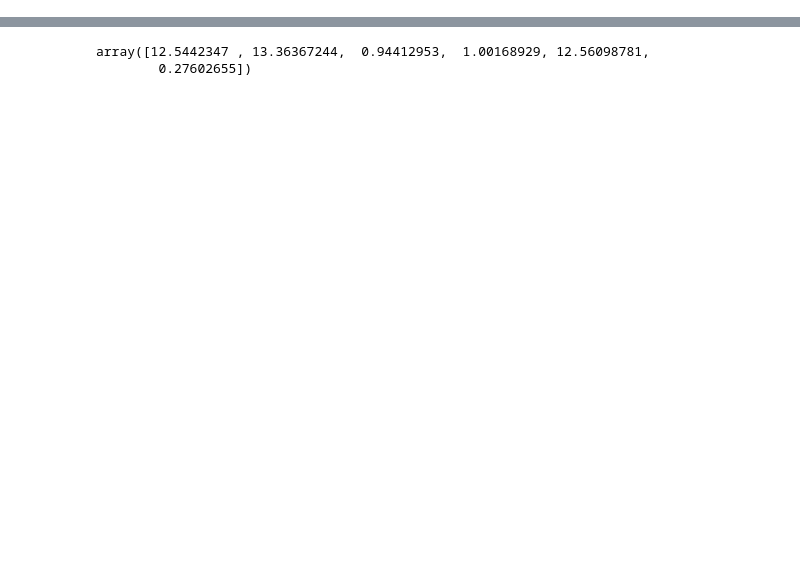
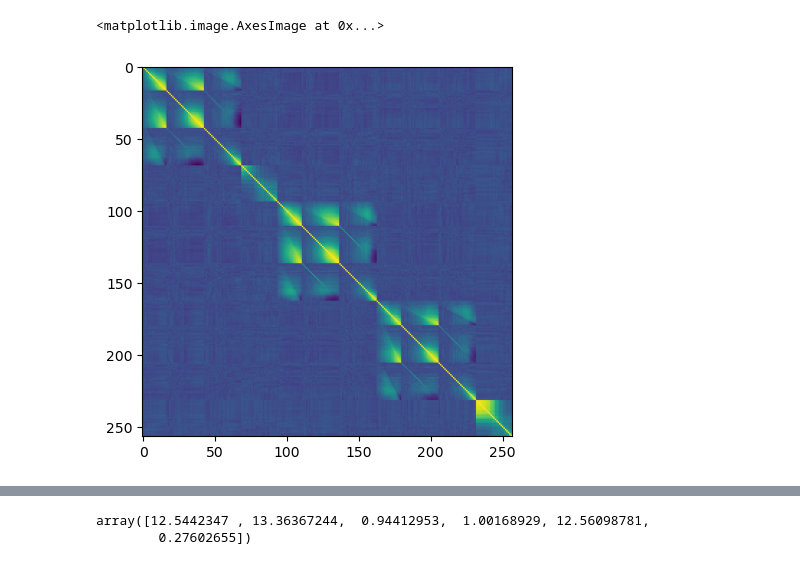
Before and after one commit to antoine-rocher/HODDIES, a Jupyter notebook: HODDIES/hod_fit_examples.ipynb, the cells around one changed output, grey strips where cells are left out. Drawn from its saved outputs; the diff is of its cells as text; code cells hidden in the pictures; blank space fills up the shorter version.

```diff
--- a/HODDIES/hod_fit_examples.ipynb
+++ b/HODDIES/hod_fit_examples.ipynb
@@ -37,0 +252,6 @@ data_dict = HOD_obj.compute_stats(cat, stat=['wp', 'xi_ells'])
+# %%
+param = np.load('/global/homes/a/arocher/Code/postdoc/HODDIES_v2/HODDIES/HODDIES/fit_functions/test_data/test_data_minimizer.npy', allow_pickle=True)[()]['param']
+
+corr_dir = '/global/cfs/cdirs/desi/users/arocher/HODDIES_results/Abcaus_small_boxes_corr/'
+
+res = get_corr_small_boxes_tr(['LRG', 'ELG'], corr_dir, 0.5, 'wp+xi+delta_sigma')
@@ -37,0 +279,6 @@ data_dict = HOD_obj.compute_stats(cat, stat=['wp', 'xi_ells'])
+# %%
+import matplotlib.pyplot as plt
+plt.imshow(res)
+# %% [output]
+<matplotlib.image.AxesImage at 0x...>
+[figure, added]
```
Also changed, not shown: parts of 32 cells of this notebook, 13 other files.
